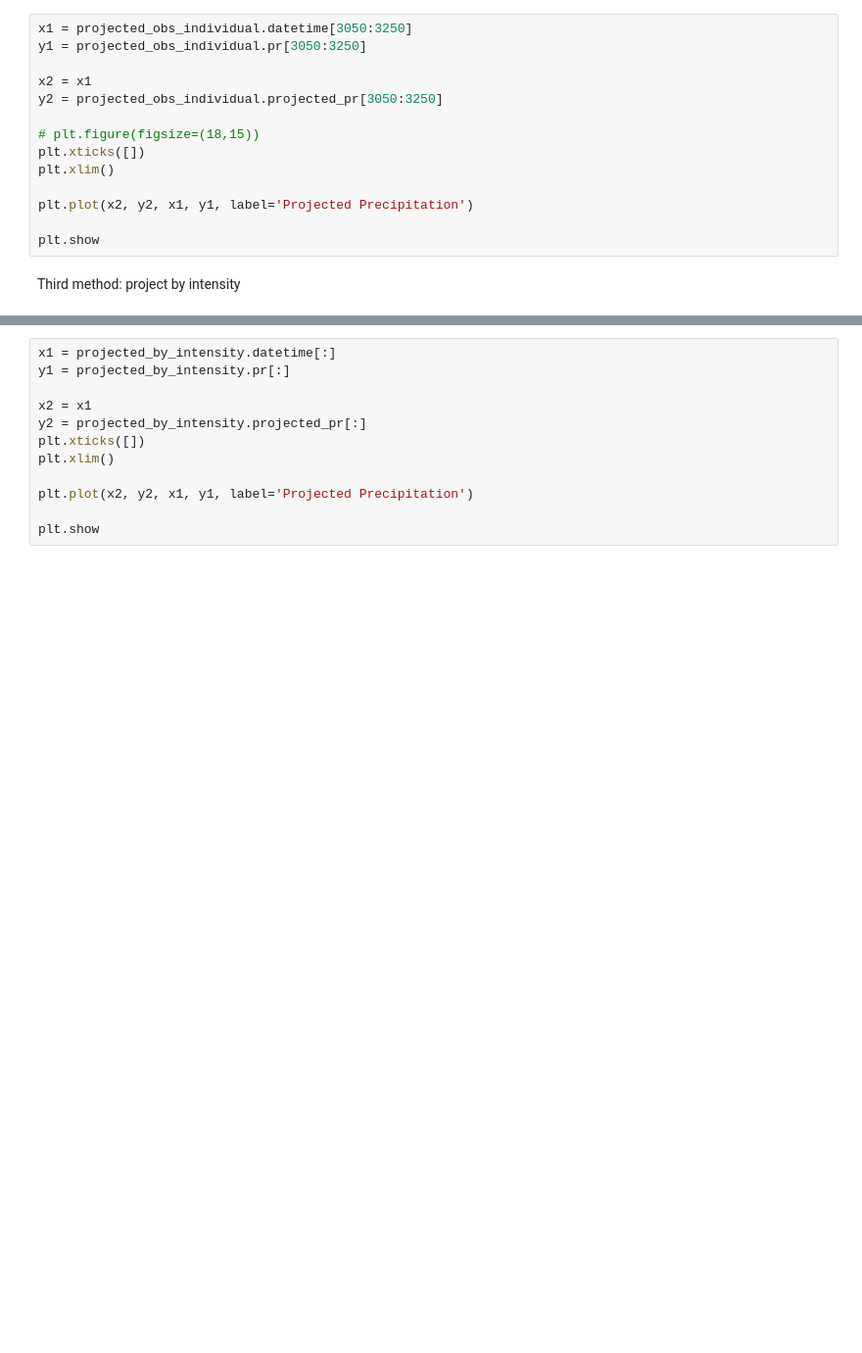
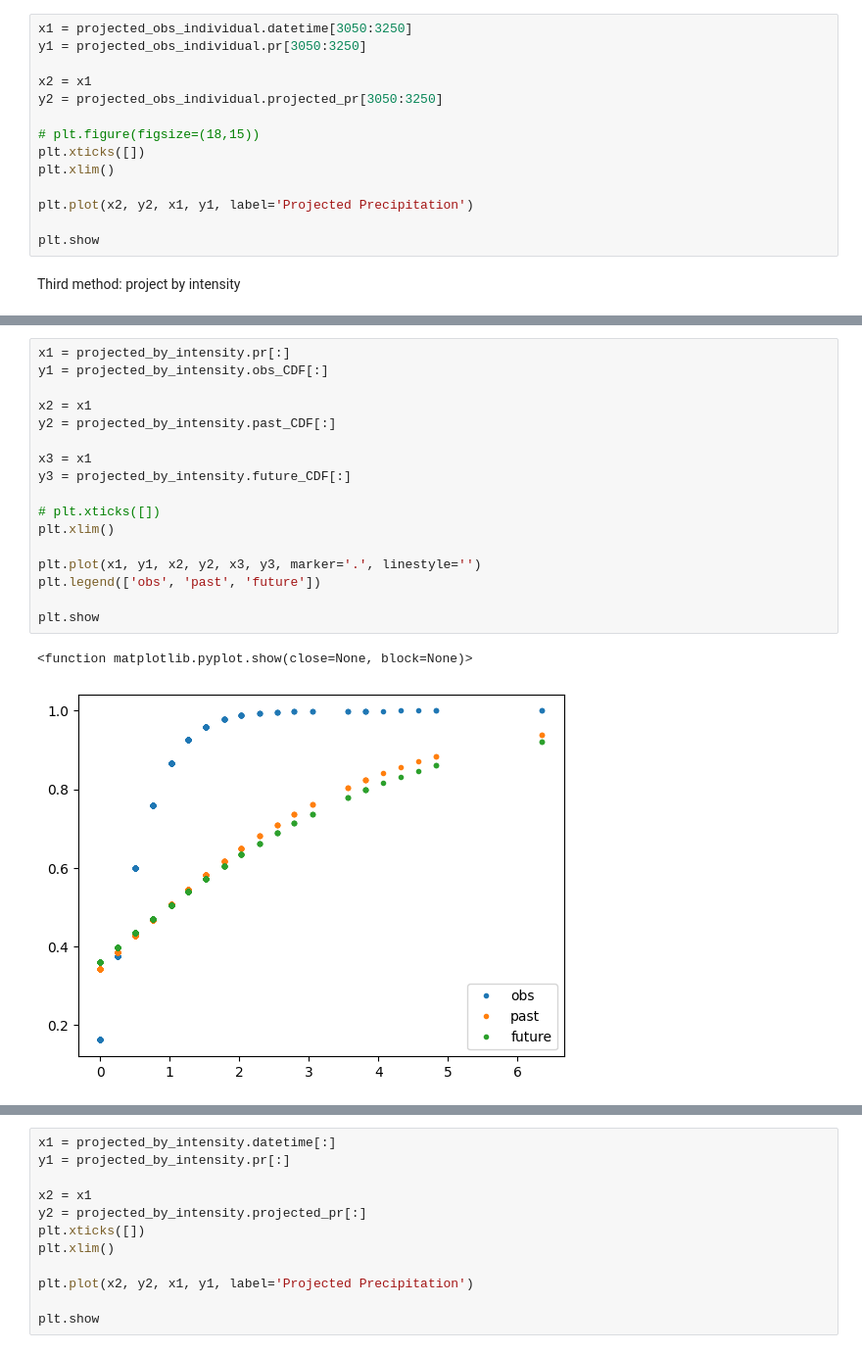
Before and after one commit to AustinFarnum/ClimateChangePrecipitationProjection, a Jupyter notebook: IDF Curves v2.ipynb, the cells around one changed output, grey strips where cells are left out. Shown at 98% size. Drawn from its saved outputs; the diff is of its cells as text; blank space fills up the shorter version.

```diff
--- a/IDF Curves v2.ipynb
+++ b/IDF Curves v2.ipynb
@@ -404,0 +631,20 @@ display(projected_by_intensity)
+# %%
+x1 = projected_by_intensity.pr[:]
+y1 = projected_by_intensity.obs_CDF[:]
+
+x2 = x1
+y2 = projected_by_intensity.past_CDF[:]
+
+x3 = x1
+y3 = projected_by_intensity.future_CDF[:]
+
+# plt.xticks([])
+plt.xlim()
+
+plt.plot(x1, y1, x2, y2, x3, y3, marker='.', linestyle='')
+plt.legend(['obs', 'past', 'future'])
+
+plt.show
+# %% [output]
+<function matplotlib.pyplot.show(close=None, block=None)>
+[figure, added]
```
Also changed, not shown: parts of 20 cells of this notebook, 1 other file.
